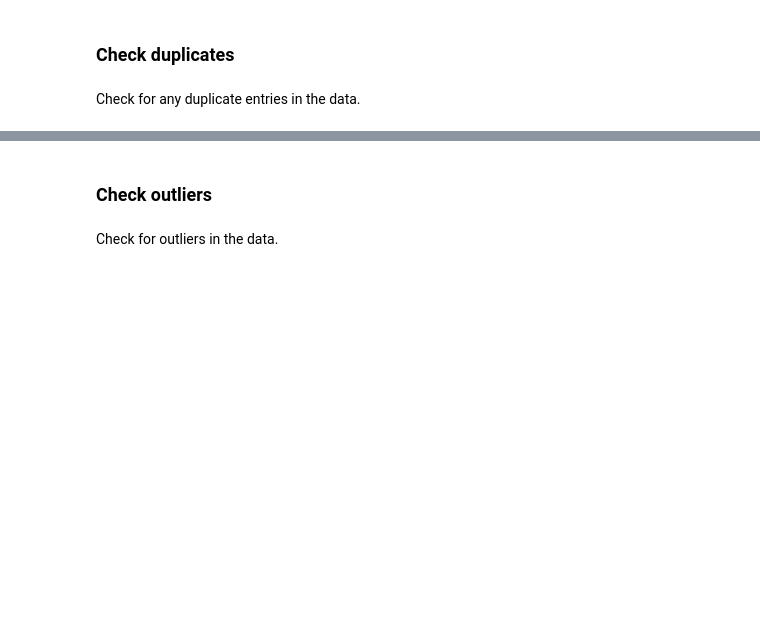
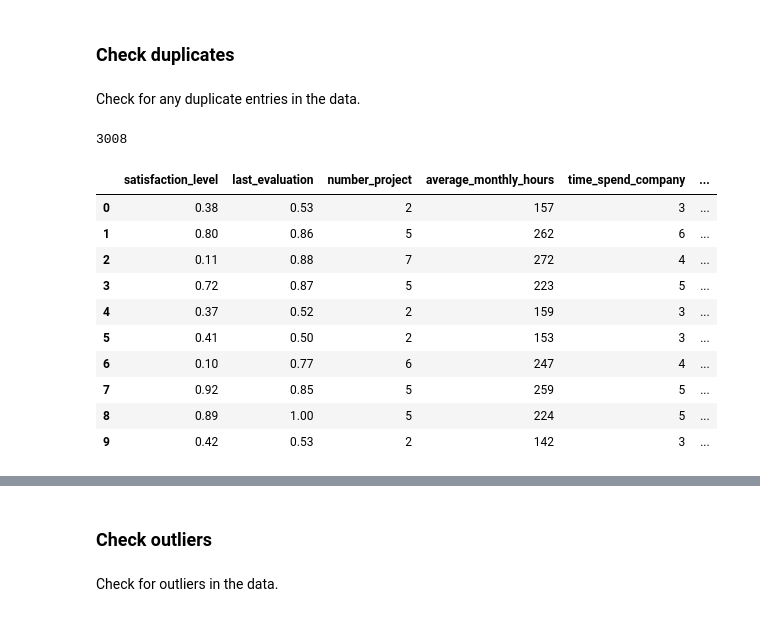
Before and after one commit to mkopanik/Capstone-Project-ML-HR-Analytics, a Jupyter notebook: Activity_ Course 7 Salifort Motors project lab.ipynb, the cells around one changed output, grey strips where cells are left out. Saved outputs shown, nothing was run; the diff lists cells and outputs as text; code cells hidden in the pictures; blank space fills up the shorter version.

```diff
--- a/Activity_ Course 7 Salifort Motors project lab.ipynb
+++ b/Activity_ Course 7 Salifort Motors project lab.ipynb
@@ -69,3 +66,35 @@ salary|The employee's salary (U.S. dollars)
+# %%
+# Just copy paste imports from exemplar file to not bother too much with it
+
+# For data manipulation
+import numpy as np
+import pandas as pd
+
+# For data visualization
+import matplotlib.pyplot as plt
+import seaborn as sns
+
+# For displaying all of the columns in dataframes
+pd.set_option('display.max_columns', None)
+
+# For data modeling
+from xgboost import XGBClassifier
+from xgboost import XGBRegressor
+from xgboost import plot_importance
+
+from sklearn.linear_model import LogisticRegression
+from sklearn.tree import DecisionTreeClassifier
+from sklearn.ensemble import RandomForestClassifier
+
+# For metrics and helpful functions
+from sklearn.model_selection import GridSearchCV, train_test_split
+from sklearn.metrics import accuracy_score, precision_score, recall_score,\
+f1_score, confusion_matrix, ConfusionMatrixDisplay, classification_report
+from sklearn.metrics import roc_auc_score, roc_curve
+from sklearn.tree import plot_tree
+
+# For saving models
+import pickle
 # %% [markdown]
 ### Load dataset
 
@@ -122,9 +207,23 @@ Check for any missing values in the data.
 Check for any duplicate entries in the data.
 # %%
 # Check for duplicates
-### YOUR CODE HERE ###
+df0.duplicated().sum()
+# %% [output]
+3008
 # %%
 # Inspect some rows containing duplicates as needed
-### YOUR CODE HERE ###
+df0[df0.duplicated(keep=False)].head(10)
+# %% [output]
+|  | satisfaction_level | last_evaluation | number_project | average_monthly_hours | time_spend_company | ... |
+| 0 | 0.38 | 0.53 | 2 | 157 | 3 | ... |
+| 1 | 0.80 | 0.86 | 5 | 262 | 6 | ... |
+| 2 | 0.11 | 0.88 | 7 | 272 | 4 | ... |
+| 3 | 0.72 | 0.87 | 5 | 223 | 5 | ... |
+| 4 | 0.37 | 0.52 | 2 | 159 | 3 | ... |
+| 5 | 0.41 | 0.50 | 2 | 153 | 3 | ... |
+| 6 | 0.10 | 0.77 | 6 | 247 | 4 | ... |
+| 7 | 0.92 | 0.85 | 5 | 259 | 5 | ... |
+| 8 | 0.89 | 1.00 | 5 | 224 | 5 | ... |
+| 9 | 0.42 | 0.53 | 2 | 142 | 3 | ... |
 # %%
 # Drop duplicates and save resulting dataframe in a new variable as needed
```
Also changed, not shown: parts of 15 cells of this notebook.
